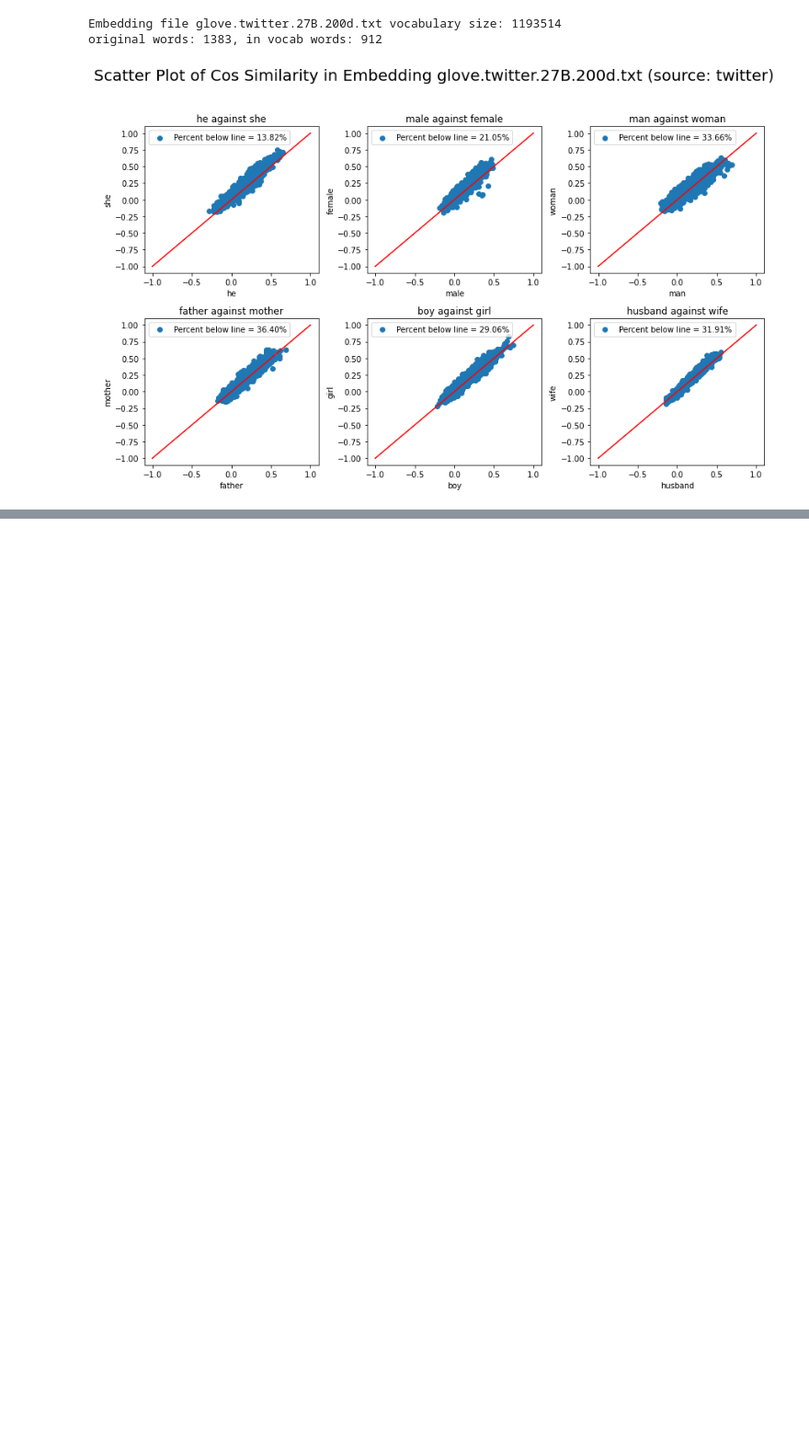
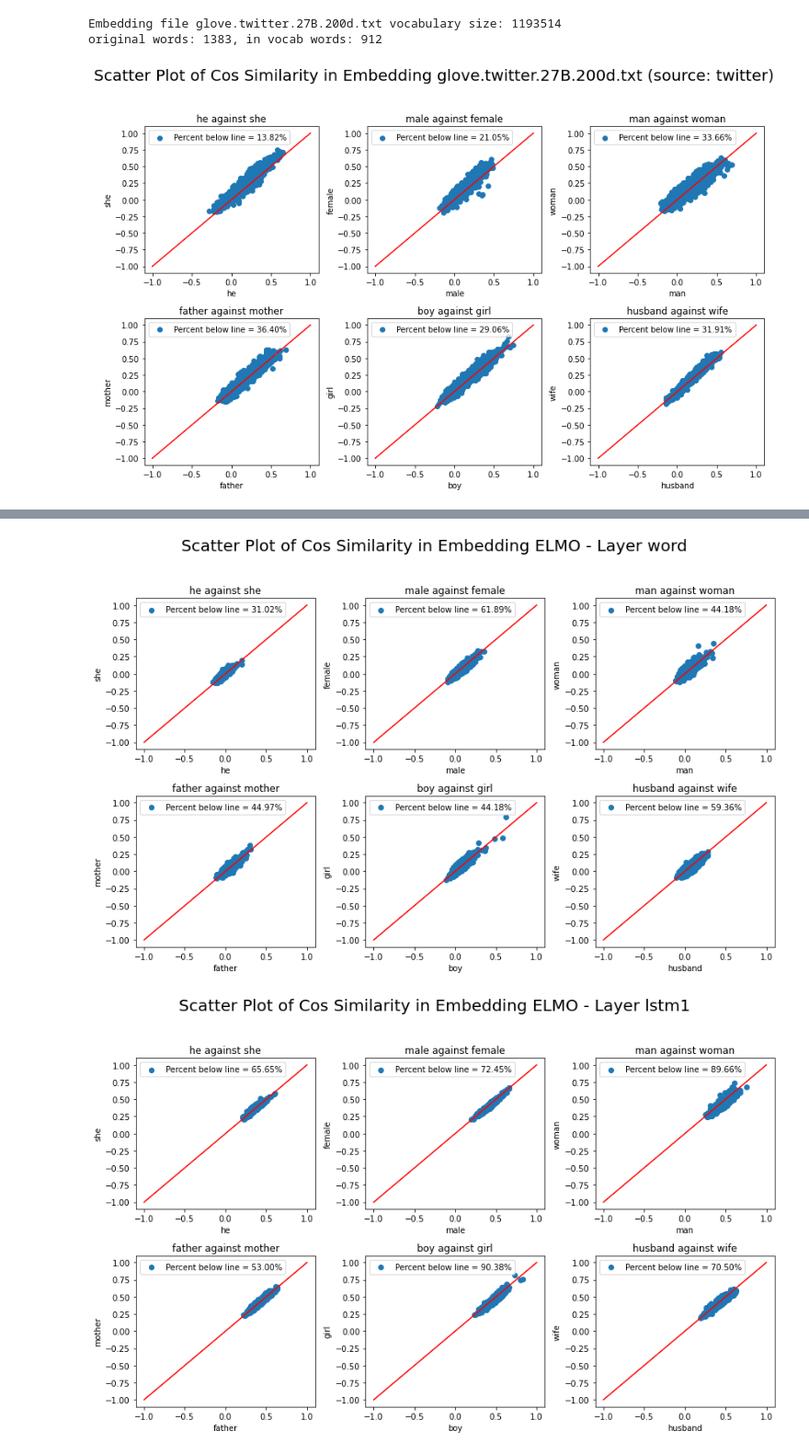
Before and after one commit to CindyLi-Ayi/AC221-Final-Project-Embedding-Bias, a Jupyter notebook: task1.ipynb, the cells around one changed output, grey strips where cells are left out. Shown at 92% size. Saved outputs shown, nothing was run; the diff lists cells and outputs as text; code cells hidden in the pictures; blank space fills up the shorter version.

Commit message:
update task1 with ELMO result

```diff
--- a/task1.ipynb
+++ b/task1.ipynb
@@ -161,0 +194,39 @@ def interactive_plot(embedding_file, m, f):
+# %%
+def cos_similarity(w1, w2, embedding):
+    try:
+        e1 = embedding[w1]
+        e2 = embedding[w2]
+        return (e1*e2).sum()/np.sqrt((e1*e1).sum()*(e2*e2).sum())
+    except:
+        for w in [w1, w2]:
+            if w not in embedding.keys():
+                print(f"{w} not in vocab")
+        return 0
+
+def scatter_bad_words(m, f, embedding, bad_words_invocab):
+    x = [cos_similarity(w, m, embedding) for w in bad_words_invocab]
+    y = [cos_similarity(w, f, embedding) for w in bad_words_invocab]
+    return x, y
+
+def plot_bad_words(m, f, ax, embedding, bad_words_invocab):
+    x, y = scatter_bad_words(m, f, embedding, bad_words_invocab)
+    ax.scatter(x, y, label = f'Percent below line = {(np.array(x)>np.array(y)).mean():.2%}')
+    ax.plot([-1,1],[-1,1], color='red')
+    ax.set_xlabel(m)
+    ax.set_ylabel(f)
+    ax.set_title(f"{m} against {f}")
+    ax.legend()
+
+def plot_scatter(embedding, bad_words_invocab, embedding_file):
+    fig, ax = plt.subplots(2,3,figsize=(12,8))
+    for i,(m,f) in enumerate(zip(male_words, female_words)):
+        plot_bad_words(m, f, ax[i//3, i%3], embedding, bad_words_invocab)
+    fig.suptitle(f"Scatter Plot of Cos Similarity in Embedding {embedding_file}", fontsize=20)
+    fig.tight_layout(rect=[0, 0.03, 1, 0.95])
+    plt.show()
+# %%
+for embedding, layer in zip([embedding_word, embedding_lstm1, embedding_lstm2],['word', 'lstm1', 'lstm2']):
+    plot_scatter(embedding, bad_words, f"ELMO - Layer {layer}")
+# %% [output]
+[figure, added]
+[figure, added]
```
Also changed, not shown: parts of 7 cells of this notebook.
